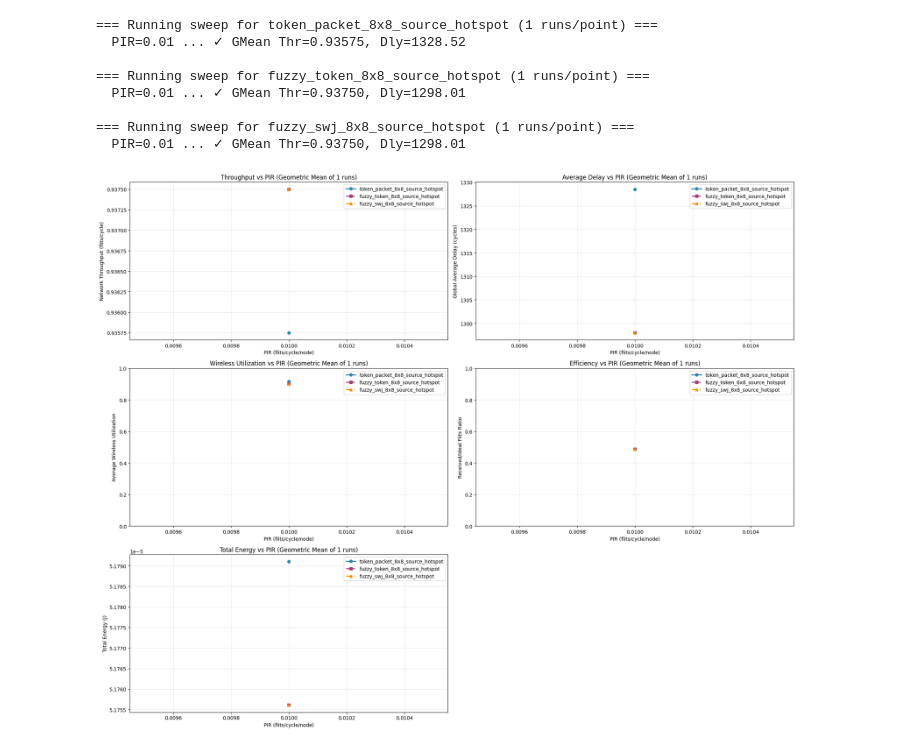
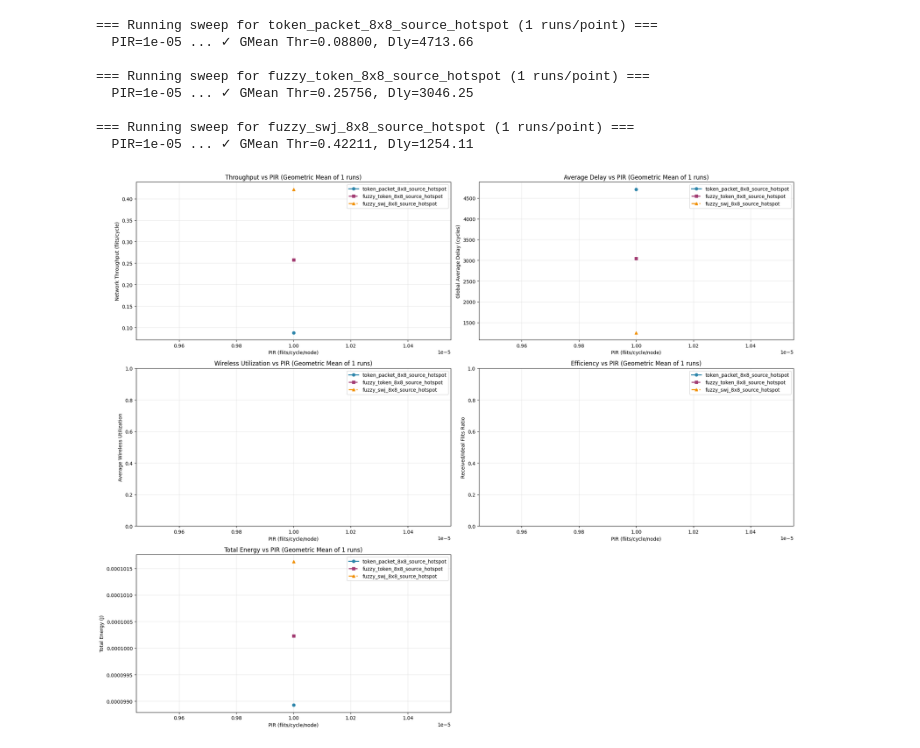
Before and after one commit to Jain-Nishkarsh/WiNoC-SOP, a Jupyter notebook: results/evaluate.ipynb, the cells around one changed output. Cells and saved outputs as stored; diff of their text form; code cells hidden in the pictures.

```diff
--- a/results/evaluate.ipynb
+++ b/results/evaluate.ipynb
@@ -223,7 +223,7 @@ CONFIGS = [
 BIN_DIR = Path("../bin").resolve()
 NUM_RUNS = 1  # Number of runs per point
 # PIR_LIST = [round(x, 4) for x in np.linspace(0.0005, 0.005, 10)]
-PIR_LIST = [0.01]
+PIR_LIST = [0.00001]
 # PIR_LIST += [round(x, 4) for x in np.linspace(0.01, 0.05, 5)]
 
 
@@ -291,9 +291,10 @@ def run_sweep_multiseed(config_path: str, pir_list, label: str):
                 # "-pir", str(pir), "burst", "0.8",
                 # "-traffic", "random",
                 # "-hs", "0", "0.5",
-                "-traffic", "transpose2",
-                "-sim", "5000",
-                "-seed", "42",
+                # "-traffic", "transpose2",
+                # "-traffic", "butterfly",
+                # "-sim", "10000",
+                # "-seed", "42",
             ]
             try:
                 proc = subprocess.run(cmd, cwd=str(BIN_DIR), capture_output=True, text=True, timeout=240)
@@ -404,37 +405,37 @@ ax3.set_ylim(0.0, 1.0)
 ax3.grid(True, alpha=0.3)
 ax3.legend()
 
 
 # Configure Received/Ideal flits ratio plot
 ax4.set_xlabel("PIR (flits/cycle/node)")
 ax4.set_ylabel("Received/Ideal Flits Ratio")
 ax4.set_title(f"Efficiency vs PIR (Geometric Mean of {NUM_RUNS} runs)")
 ax4.set_ylim(0.0, 1.0)
 ax4.grid(True, alpha=0.3)
 ax4.legend()
 
 # Configure Total Energy plot
 ax5.set_xlabel("PIR (flits/cycle/node)")
 ax5.set_ylabel("Total Energy (J)")
 ax5.set_title(f"Total Energy vs PIR (Geometric Mean of {NUM_RUNS} runs)")
 ax5.grid(True, alpha=0.3)
 ax5.legend()
 
 # Hide the unused subplot
 ax6.axis('off')
 
 plt.tight_layout()
 plt.show()
 # %% [output]
 === Running sweep for token_packet_8x8_source_hotspot (1 runs/point) ===
-  PIR=0.01 ... ✓ GMean Thr=0.93575, Dly=1328.52
+  PIR=1e-05 ... ✓ GMean Thr=0.08800, Dly=4713.66
 
 === Running sweep for fuzzy_token_8x8_source_hotspot (1 runs/point) ===
-  PIR=0.01 ... ✓ GMean Thr=0.93750, Dly=1298.01
+  PIR=1e-05 ... ✓ GMean Thr=0.25756, Dly=3046.25
 
 === Running sweep for fuzzy_swj_8x8_source_hotspot (1 runs/point) ===
-  PIR=0.01 ... ✓ GMean Thr=0.93750, Dly=1298.01
+  PIR=1e-05 ... ✓ GMean Thr=0.42211, Dly=1254.11
-[figure, old version]
+[figure, new version]
 # %%
 import pandas as pd
 import matplotlib.pyplot as plt
```
Also changed, not shown: parts of 1 cell of this notebook, 4 other files.
